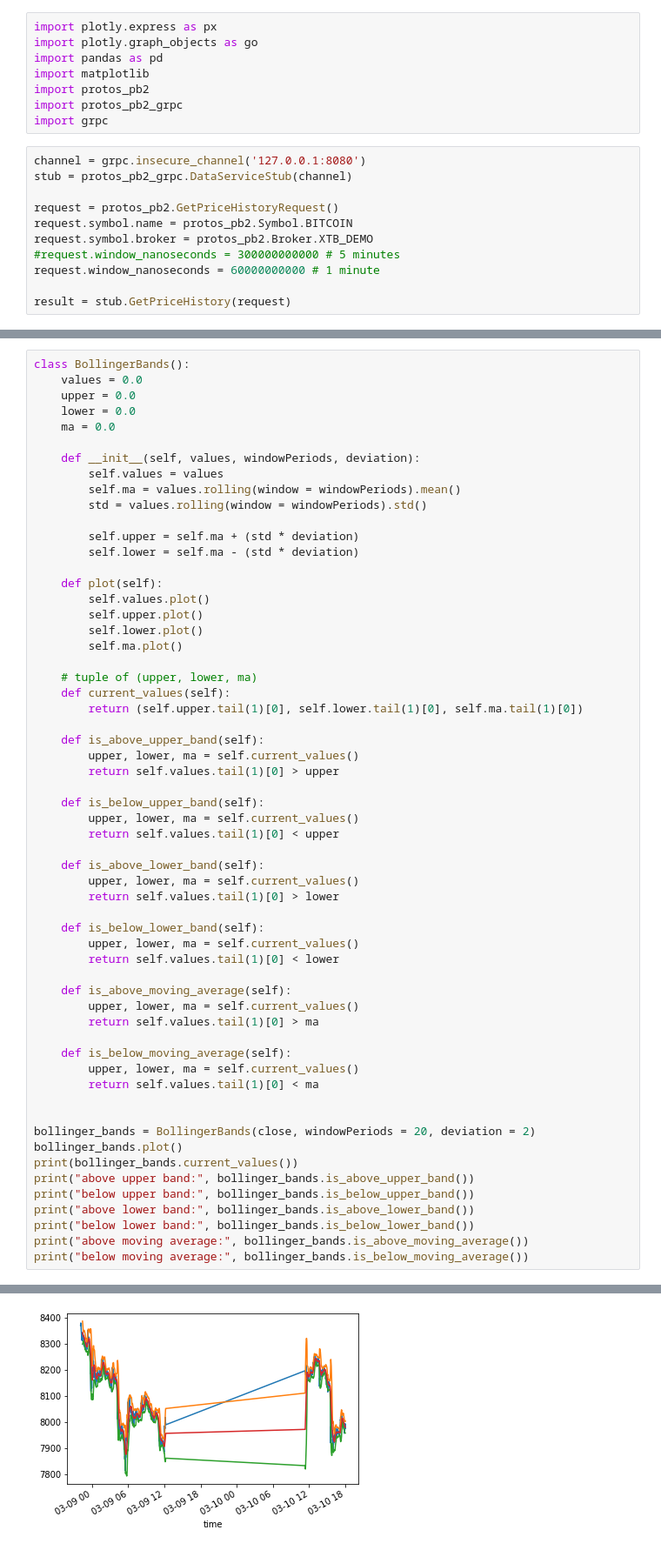
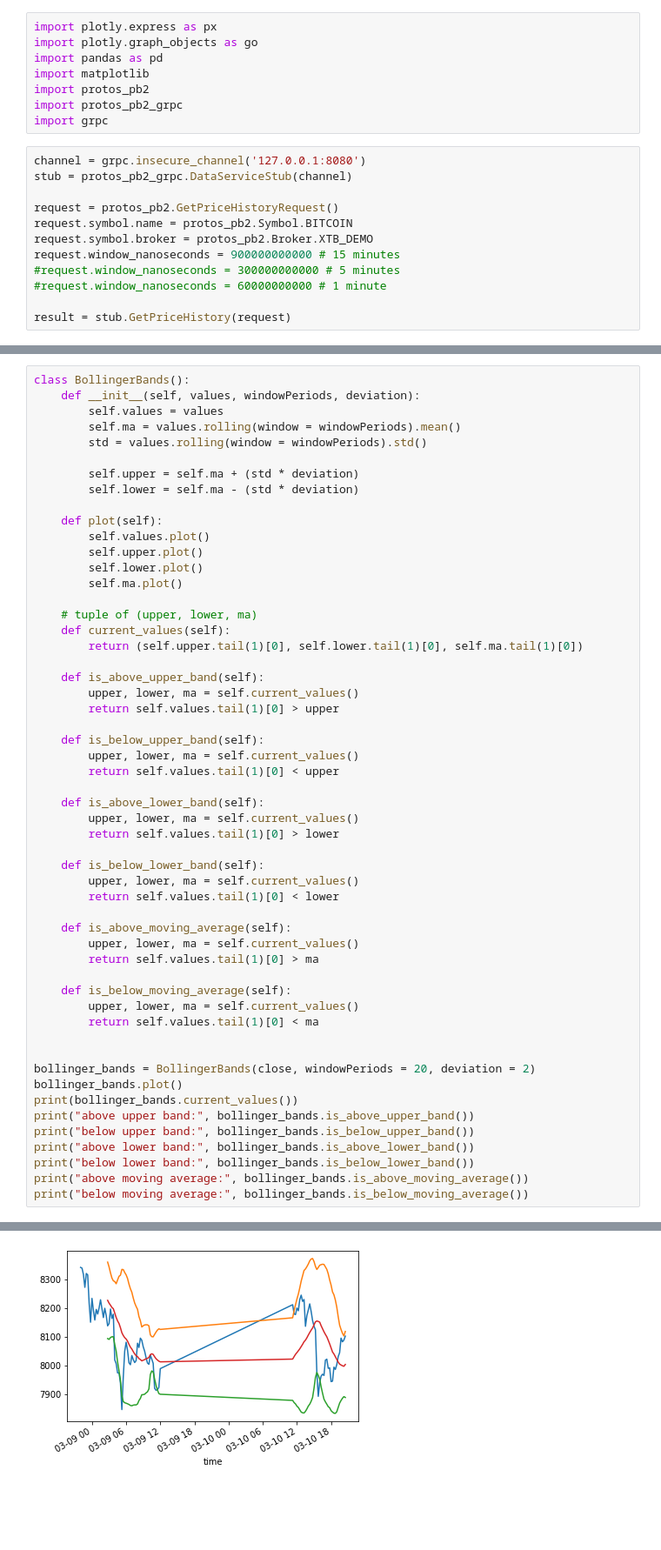
Before and after one commit to ducc/kwont, a Jupyter notebook: strategy_evaluator/strategy.ipynb, the cells around one changed output, grey strips where cells are left out. Shown: that part at 87% size. Saved outputs shown, nothing was run; the diff lists cells and outputs as text; blank space fills up the shorter version.

```diff
--- a/strategy_evaluator/strategy.ipynb
+++ b/strategy_evaluator/strategy.ipynb
@@ -13,8 +13,9 @@ stub = protos_pb2_grpc.DataServiceStub(channel)
 request = protos_pb2.GetPriceHistoryRequest()
 request.symbol.name = protos_pb2.Symbol.BITCOIN
 request.symbol.broker = protos_pb2.Broker.XTB_DEMO
+request.window_nanoseconds = 900000000000 # 15 minutes
 #request.window_nanoseconds = 300000000000 # 5 minutes
-request.window_nanoseconds = 60000000000 # 1 minute
+#request.window_nanoseconds = 60000000000 # 1 minute
 
 result = stub.GetPriceHistory(request)
 # %%
@@ -109,10 +106,5 @@ oversold: False
 # %%
 class BollingerBands():
-    values = 0.0
-    upper = 0.0
-    lower = 0.0
-    ma = 0.0
-
     def __init__(self, values, windowPeriods, deviation):
         self.values = values
         self.ma = values.rolling(window = windowPeriods).mean()
@@ -176,4 +168,4 @@ below moving average: True
-[figure, old version]
+[figure, new version]
 # %%
 class MACD():
     macd = 0.0
```
Also changed, not shown: parts of 4 cells of this notebook, 14 other files.
